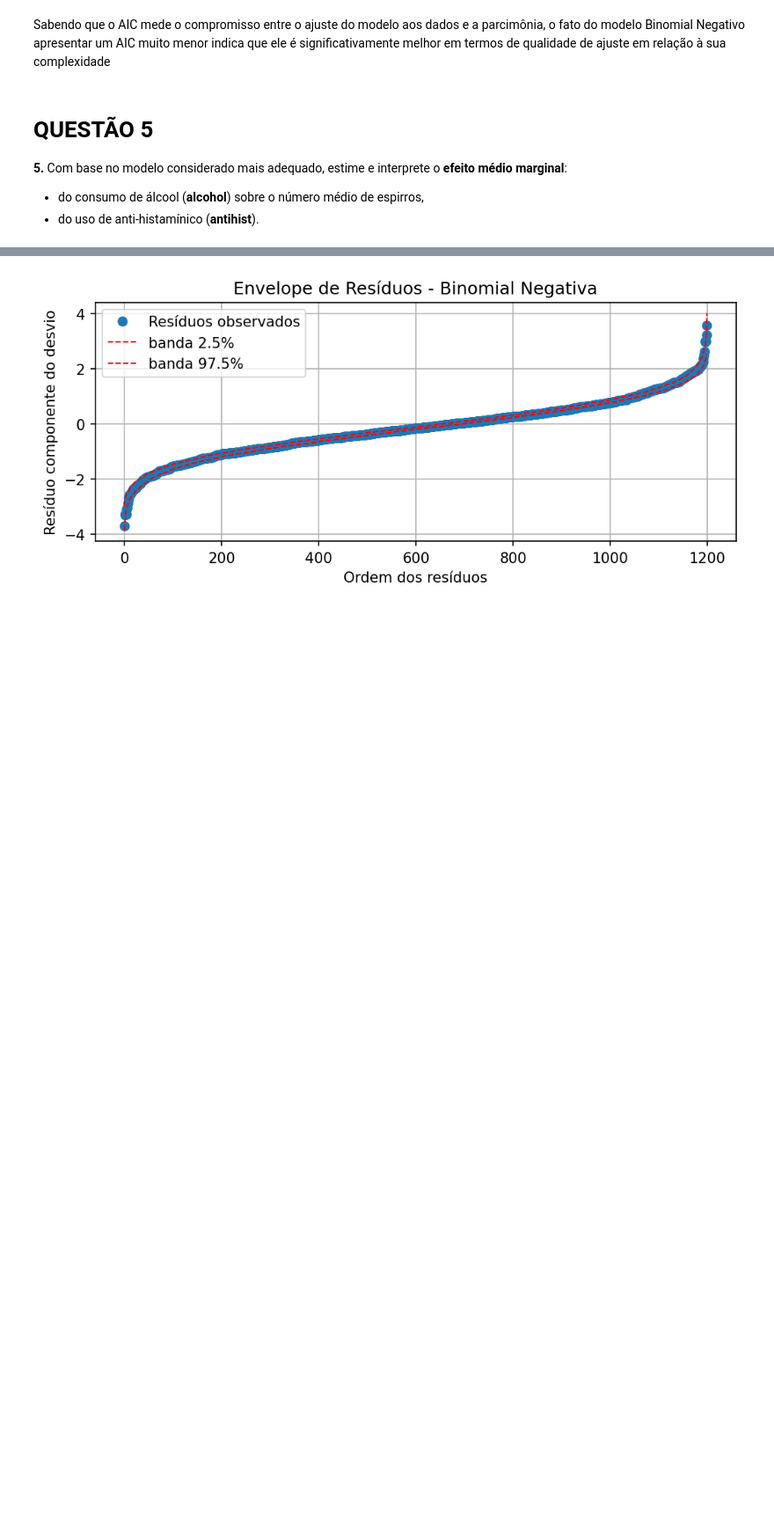
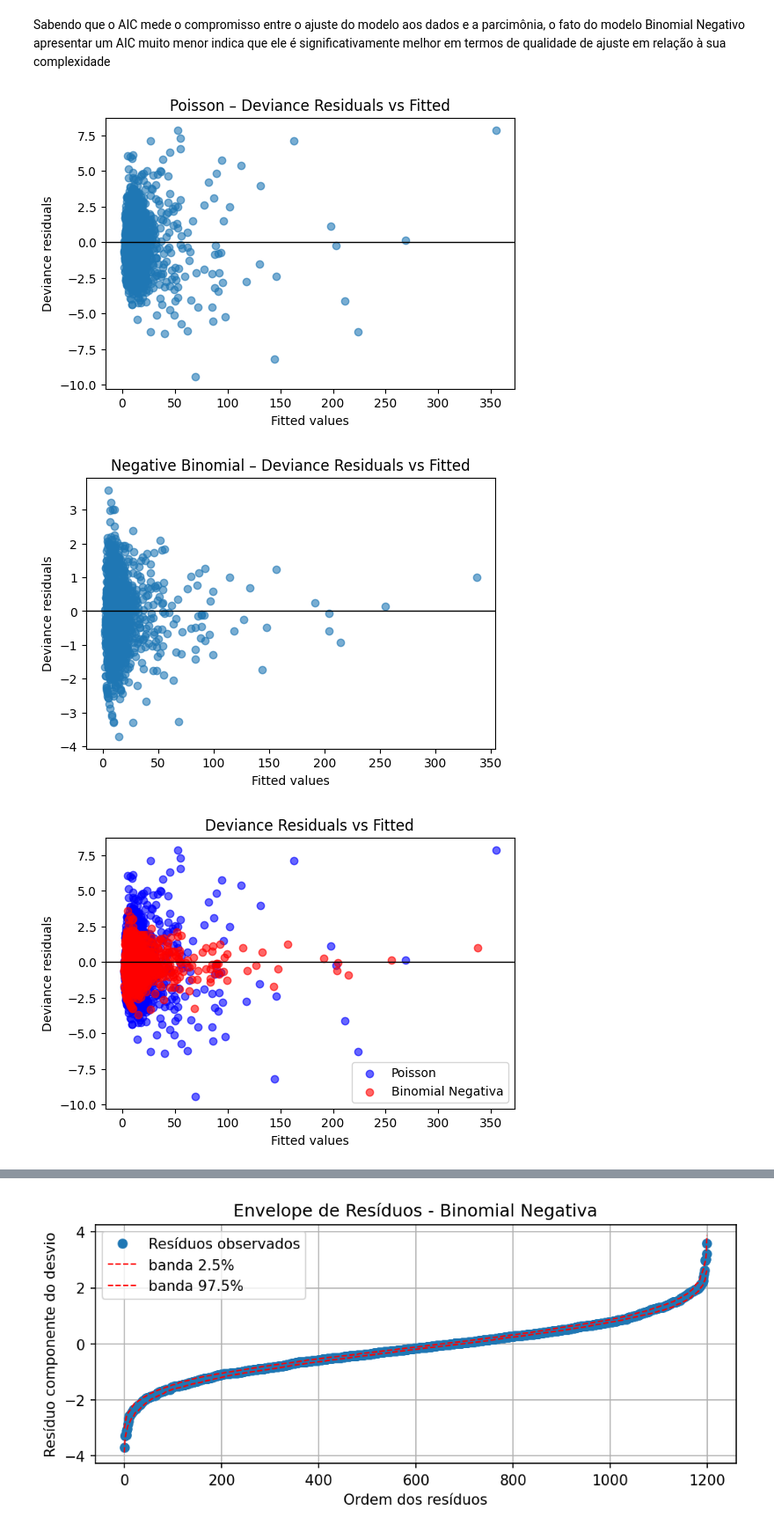
Before and after one commit to PTurquetti/P2_ModelosRegressao2, a Jupyter notebook: SME0823_P2_PauloHenriqueVedovattoTurquetti_13750791.ipynb, the cells around one changed output, grey strips where cells are left out. Shown at 88% size. Saved outputs shown, nothing was run; the diff lists cells and outputs as text; code cells hidden in the pictures; blank space fills up the shorter version.

```diff
--- a/SME0823_P2_PauloHenriqueVedovattoTurquetti_13750791.ipynb
+++ b/SME0823_P2_PauloHenriqueVedovattoTurquetti_13750791.ipynb
@@ -559,10 +548,34 @@ Modelo Poisson: LL=-4947.1390, k=6, AIC=9906.2780
 Modelo Binomial Negativo: LL=-3847.1881, k=6, AIC=7706.3762
 # %% [markdown]
 Sabendo que o AIC mede o compromisso entre o ajuste do modelo aos dados e a parcimônia, o fato do modelo Binomial Negativo apresentar um AIC muito menor indica que ele é significativamente melhor em termos de qualidade de ajuste em relação à sua complexidade
-# %% [markdown]
-# QUESTÃO 5
-
-**5.** Com base no modelo considerado mais adequado, estime e interprete o **efeito médio marginal**:
-
-* do consumo de álcool (**alcohol**) sobre o número médio de espirros,
-* do uso de anti-histamínico (**antihist**).
+# %%
+# FUNÇÃO PARA GRÁFICO DE DISPERSÃO DOS RESIDUOS
+def plot_deviance_residuals(model, title):
+    fitted = model.fittedvalues
+    resid = model.resid_deviance
+
+    plt.figure(figsize=(6,4))
+    plt.scatter(fitted, resid, alpha=0.6)
+    plt.axhline(0, color="black", linewidth=1)
+    plt.xlabel("Fitted values")
+    plt.ylabel("Deviance residuals")
+    plt.title(title)
+    plt.show()
+
+plot_deviance_residuals(ajuste_pois, "Poisson – Deviance Residuals vs Fitted")
+plot_deviance_residuals(ajuste_nb, "Negative Binomial – Deviance Residuals vs Fitted")
+
+# GRÁFICO COMBINANDO DISPERSÃO DOS DESVIOS DE AMBOS OS MODELOS
+plt.figure(figsize=(6,4))
+plt.scatter(ajuste_pois.fittedvalues, ajuste_pois.resid_deviance, alpha=0.6, color="blue", label="Poisson")
+plt.scatter(ajuste_nb.fittedvalues, ajuste_nb.resid_deviance, alpha=0.6, color="red", label="Binomial Negativa")
+plt.axhline(0, color="black", linewidth=1)
+plt.xlabel("Fitted values")
+plt.ylabel("Deviance residuals")
+plt.title("Deviance Residuals vs Fitted")
+plt.legend()
+plt.show()
+# %% [output]
+[figure, added]
+[figure, added]
+[figure, added]
```
Also changed, not shown: parts of 18 cells of this notebook.
